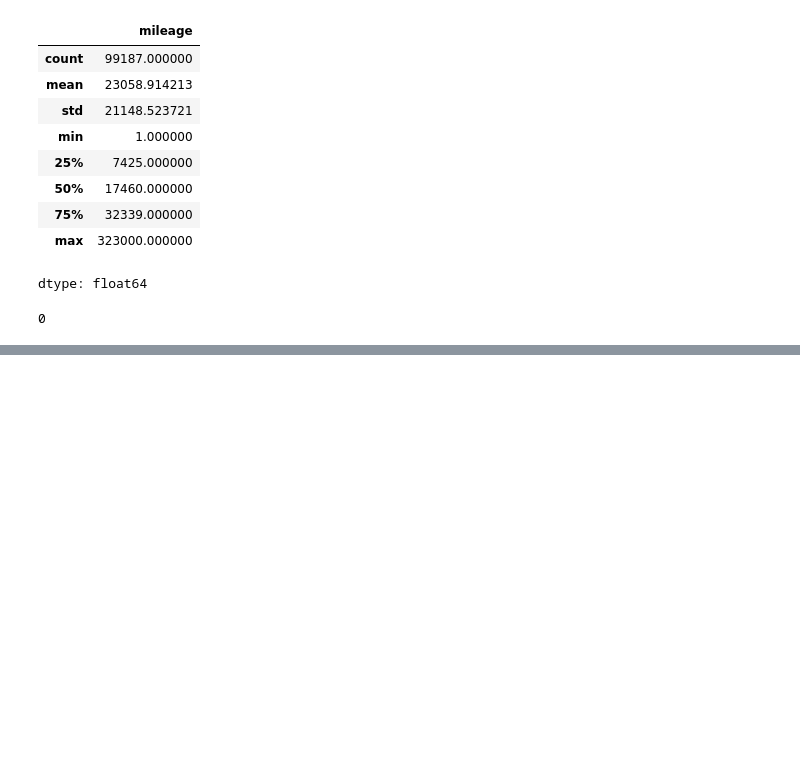
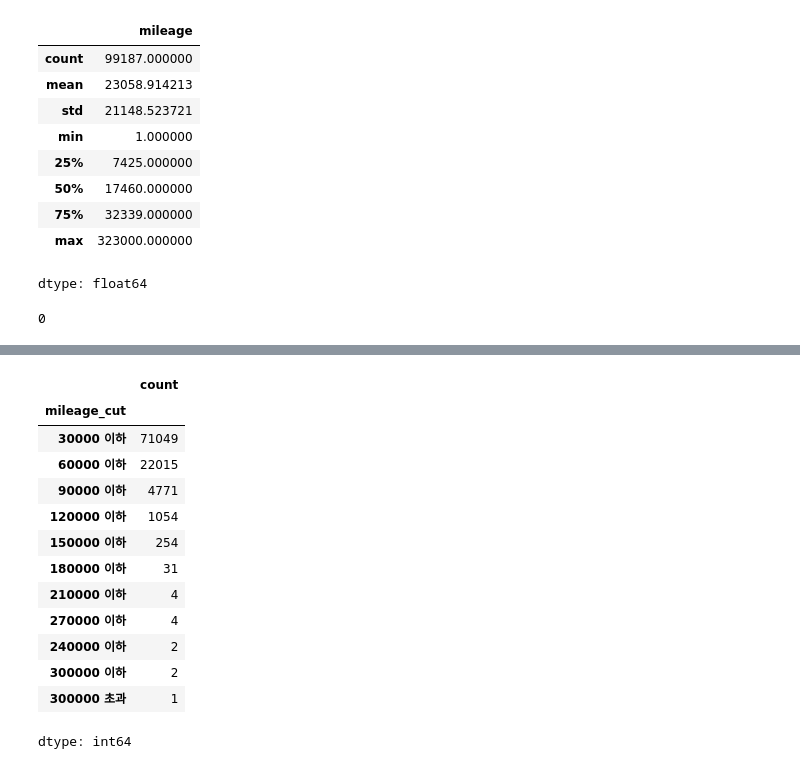
Before and after one commit to parkgunha/Chagawa_project, a Jupyter notebook: 주연_심화_프로젝트__EDA.ipynb, the cells around one changed output, grey strips where cells are left out. Drawn from its saved outputs; the diff is of its cells as text; code cells hidden in the pictures; blank space fills up the shorter version.

```diff
--- a/주연_심화_프로젝트__EDA.ipynb
+++ b/주연_심화_프로젝트__EDA.ipynb
@@ -858,3 +1178,20 @@ Text(0.5, 1.0, 'Mileage Box Plot')
 [figure]
 # %%
-full2_data['mileage_cut'] = pd.cut(full2_data.mileage, bins=[0, 30000, 60000, 90000, 120000, 150000, 180000, 210000, 240000, 270000 300000])
+full2_data['mileage_cut'] = pd.cut(full2_data.mileage, bins=[0, 30000, 60000, 90000, 120000, 150000, 180000, 210000, 240000, 270000, 300000, 330000], labels=['30000 이하', '60000 이하', '90000 이하', '120000 이하', '150000 이하', '180000 이하', '210000 이하', '240000 이하', '270000 이하', '300000 이하', '300000 초과'])
+
+full2_data['mileage_cut'].value_counts()
+# %% [output]
+|  | count |
+| mileage_cut |  |
+| 30000 이하 | 71049 |
+| 60000 이하 | 22015 |
+| 90000 이하 | 4771 |
+| 120000 이하 | 1054 |
+| 150000 이하 | 254 |
+| 180000 이하 | 31 |
+| 210000 이하 | 4 |
+| 270000 이하 | 4 |
+| 240000 이하 | 2 |
+| 300000 이하 | 2 |
+| 300000 초과 | 1 |
+dtype: int64
```
Also changed, not shown: parts of 53 cells of this notebook.
